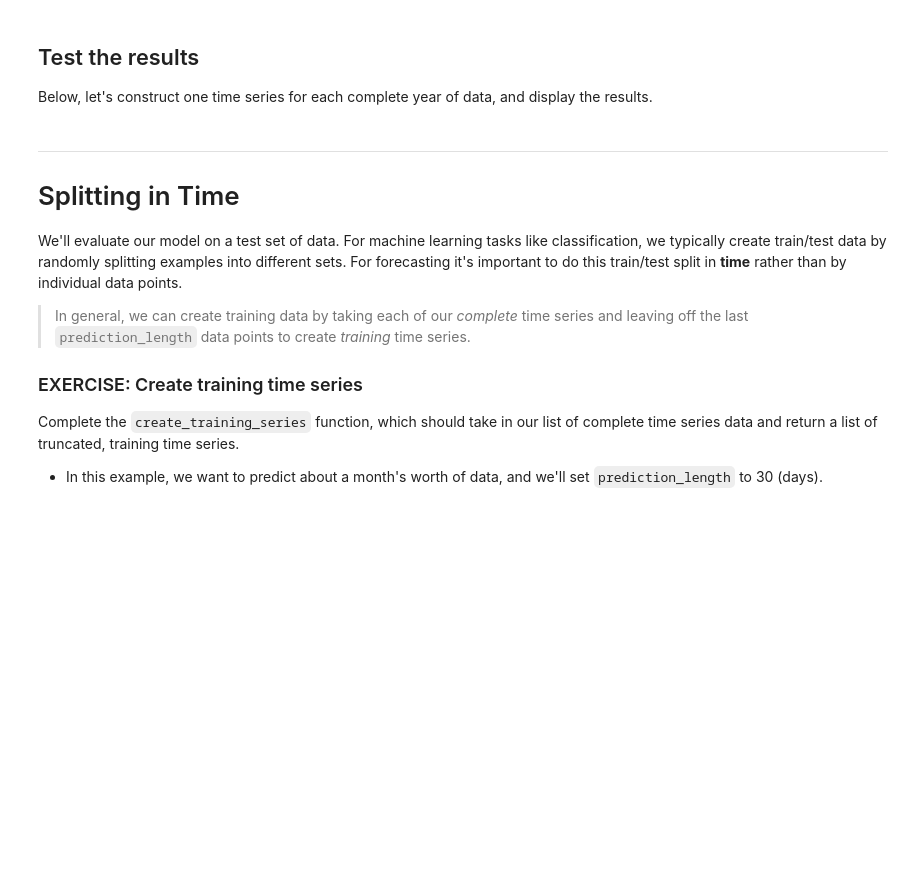
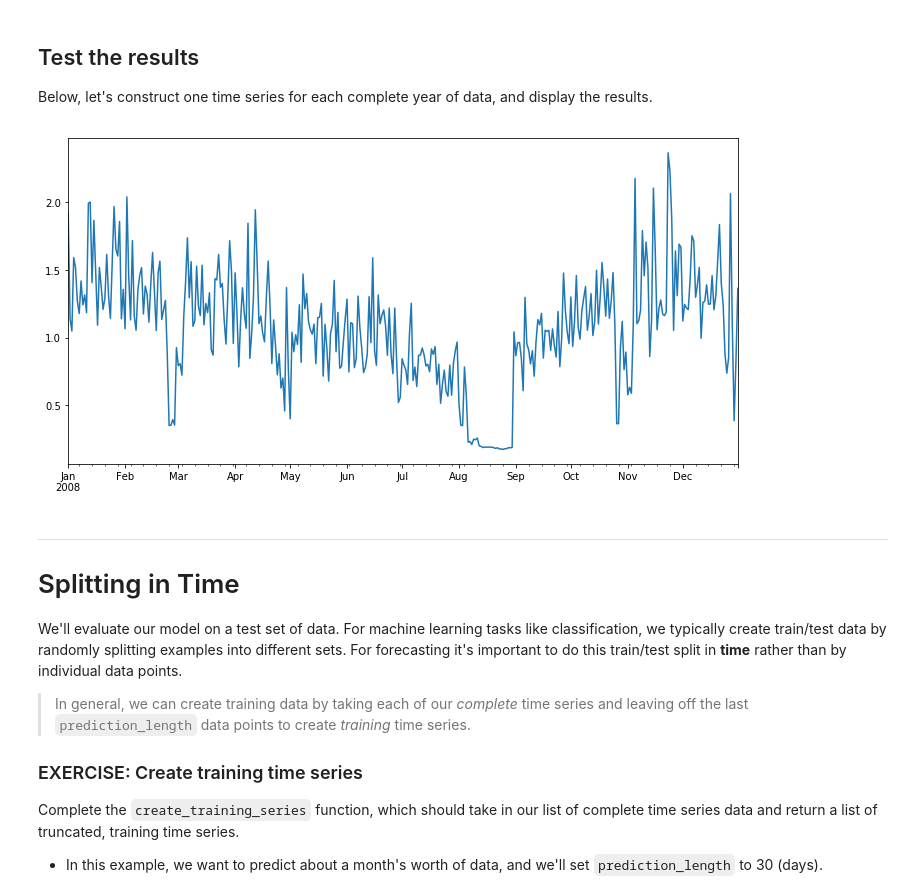
Before and after one commit to udacity/ML_SageMaker_Studies, a Jupyter notebook: Time_Series_Forecasting/Energy_Consumption_Exercise.ipynb, the cells around one changed output. Cells and saved outputs as stored; diff of their text form; code cells hidden in the pictures; blank space fills up the shorter version.

```diff
--- a/Time_Series_Forecasting/Energy_Consumption_Exercise.ipynb
+++ b/Time_Series_Forecasting/Energy_Consumption_Exercise.ipynb
@@ -223,11 +251,13 @@ freq='D' # daily recordings
 time_series = make_time_series(mean_power_df, full_years, freq=freq)
 # %%
 # display first time series
-time_series_idx = 0
+time_series_idx = 1
 
 plt.figure(figsize=(12,6))
 time_series[time_series_idx].plot()
 plt.show()
+# %% [output]
+[figure, added]
 # %% [markdown]
 ---
 # Splitting in Time
```
Also changed, not shown: parts of 24 cells of this notebook.
